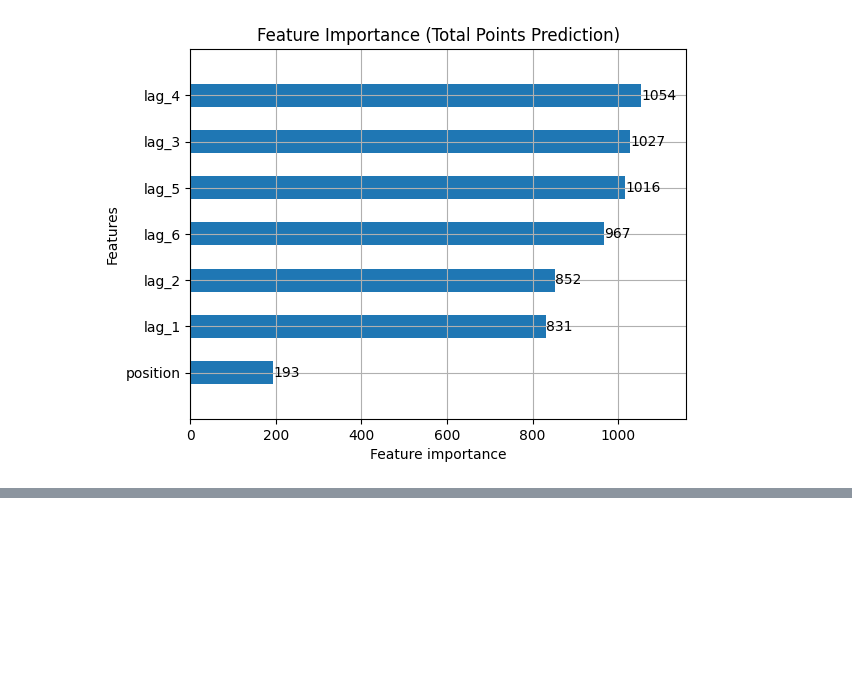
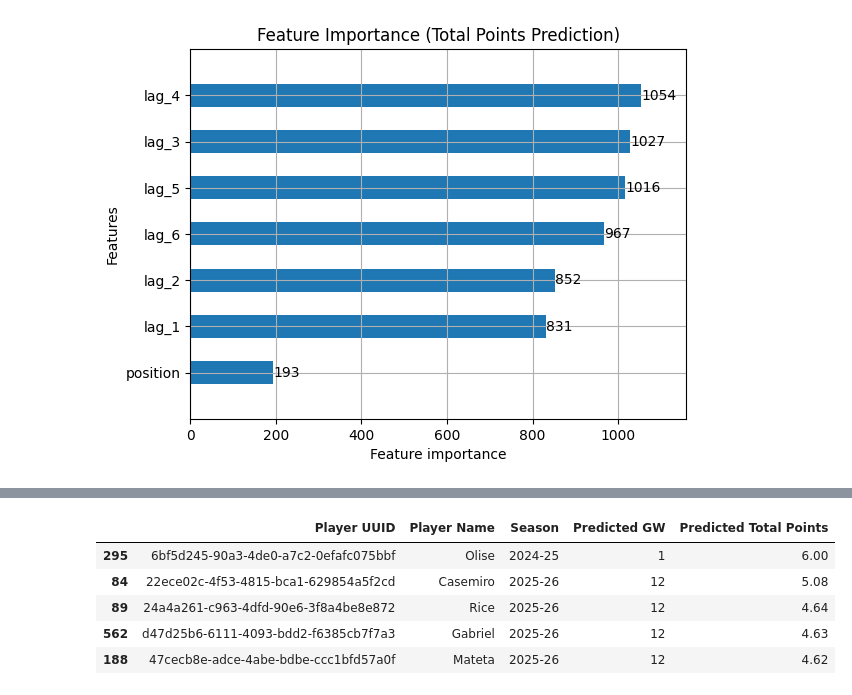
Before and after one commit to sophiedelrey/fpl_pipeline, a Jupyter notebook: models/forecaster.ipynb, the cells around one changed output, grey strips where cells are left out. Saved outputs shown, nothing was run; the diff lists cells and outputs as text; code cells hidden in the pictures; blank space fills up the shorter version.

```diff
--- a/models/forecaster.ipynb
+++ b/models/forecaster.ipynb
@@ -4,13 +4,13 @@ import numpy as np
 from lightgbm import LGBMRegressor
 
 # 1. Load the dataset
-file_path = '../output/training_data_v6_no0min_trial.csv'
+file_path = '../data/training_data_v6_no0min_trial.csv'
 df = pd.read_csv(file_path)
 
 def generate_fpl_windows(df, window_size=6):
     train_data = []
 
-    # Mapping to your exact column names from debug output
+    # Mapping to exact column names from debug output
     uuid_col = 'Player UUID'
     season_col = 'season'
     gw_col = 'Gameweek'
@@ -161,0 +236,80 @@ Root Mean Squared Error: 2.8665
+# %%
+import joblib
+import os
+import pandas as pd
+import numpy as np
+from pathlib import Path
+
+# 1. Setup paths
+output_dir = Path('../output')
+output_dir.mkdir(parents=True, exist_ok=True)
+
+detailed_results = []
+
+# Define lag columns for scaling (ensure these match training)
+lag_cols = [f'lag_{i}' for i in range(6, 0, -1)]
+
+for pid, group in df.groupby('Player UUID'):
+    group = group.sort_values(['season', 'Gameweek'])
+
+    if len(group) >= 6:
+        last_row = group.iloc[-1]
+        name = last_row['Web Name']
+        current_season = last_row['season']
+        last_gw = int(last_row['Gameweek'])
+
+        # SEASON ROLLOVER LOGIC
+        if last_gw < 38:
+            # Still in the same season
+            predicted_gw = last_gw + 1
+            predicted_season = current_season
+        else:
+            # Season ended, predict GW 1 of the NEXT season
+            predicted_gw = 1
+            # Logic to turn "2024-25" -> "2025-26"
+            try:
+                years = current_season.split('-')
+                start_yr = int(years[0]) + 1
+                end_yr = int(years[1]) + 1
+                predicted_season = f"{start_yr}-{end_yr}"
+            except:
+                # Fallback if season format is different
+                predicted_season = "Next Season"
+
+        # 2. Get features (last 6 games)
+        last_6_points = group['Total Points'].tail(6).values
+        pos = last_row['Position']
+
+        # 3. Scale and Predict
+        window_df = pd.DataFrame([list(last_6_points) + [pos]],
+                                columns=lag_cols + ['position'])
+
+        # Transform using the scaler from Cell 2
+        window_df[lag_cols] = scaler.transform(window_df[lag_cols])
+        window_df['position'] = window_df['position'].astype('category')
+
+        pred_val = model.predict(window_df)[0]
+
+        detailed_results.append({
+            'Player UUID': pid,
+            'Player Name': name,
+            'Season': predicted_season,
+            'Predicted GW': predicted_gw,
+            'Predicted Total Points': round(float(pred_val), 2)
+        })
+
+# Create DataFrame
+final_df = pd.DataFrame(detailed_results).sort_values(by='Predicted Total Points', ascending=False)
+
+# 4. Save Files
+csv_path = output_dir / 'lgbm_projections_2026.csv'
+model_path = output_dir / 'lgbm_window_model.txt'
+scaler_path = output_dir / 'points_scaler.pkl'
+
+final_df.to_csv(csv_path, index=False)
+model.booster_.save_model(str(model_path))
+joblib.dump(scaler, scaler_path)
+
+print(f"Success! Predictions for {final_df['Season'].iloc[0]} saved to: {csv_path}")
+final_df.head()
+# %% [output]
@@ -161,0 +317,6 @@ Root Mean Squared Error: 2.8665
+|  | Player UUID | Player Name | Season | Predicted GW | Predicted Total Points |
+| 295 | 6bf5d245-90a3-4de0-a7c2-0efafc075bbf | Olise | 2024-25 | 1 | 6.00 |
+| 84 | 22ece02c-4f53-4815-bca1-629854a5f2cd | Casemiro | 2025-26 | 12 | 5.08 |
+| 89 | 24a4a261-c963-4dfd-90e6-3f8a4be8e872 | Rice | 2025-26 | 12 | 4.64 |
+| 562 | d47d25b6-6111-4093-bdd2-f6385cb7f7a3 | Gabriel | 2025-26 | 12 | 4.63 |
+| 188 | 47cecb8e-adce-4abe-bdbe-ccc1bfd57a0f | Mateta | 2025-26 | 12 | 4.62 |
```
Also changed, not shown: parts of 7 cells of this notebook.
